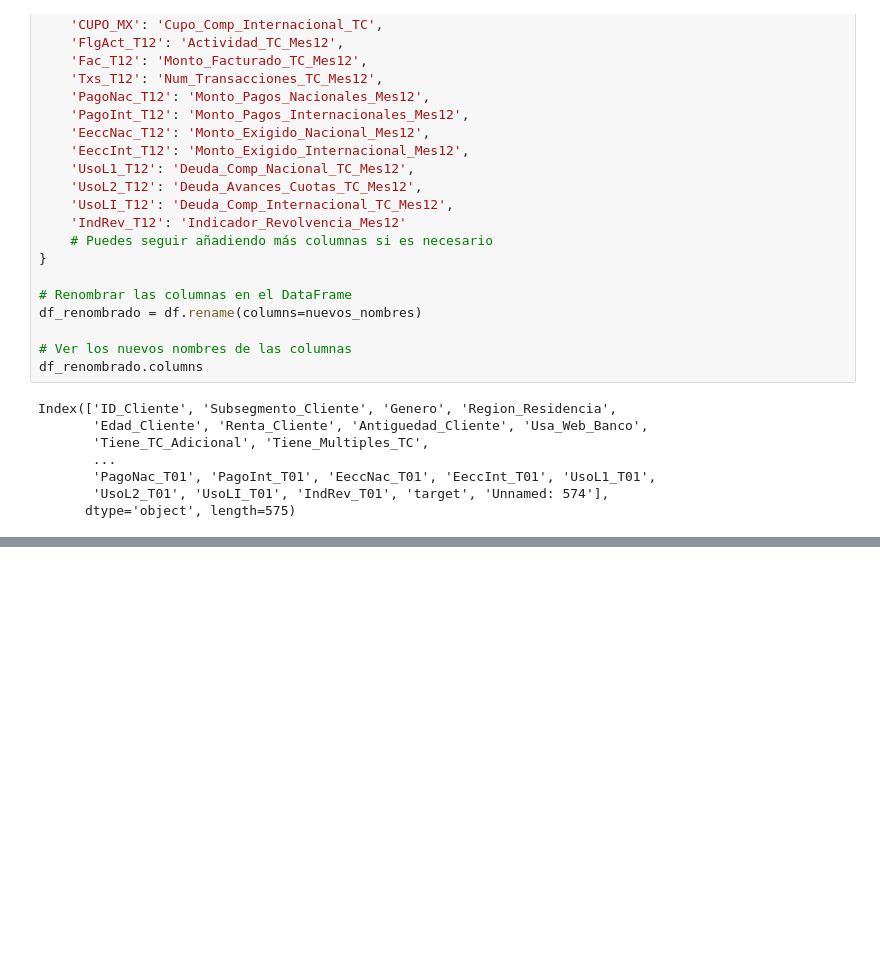
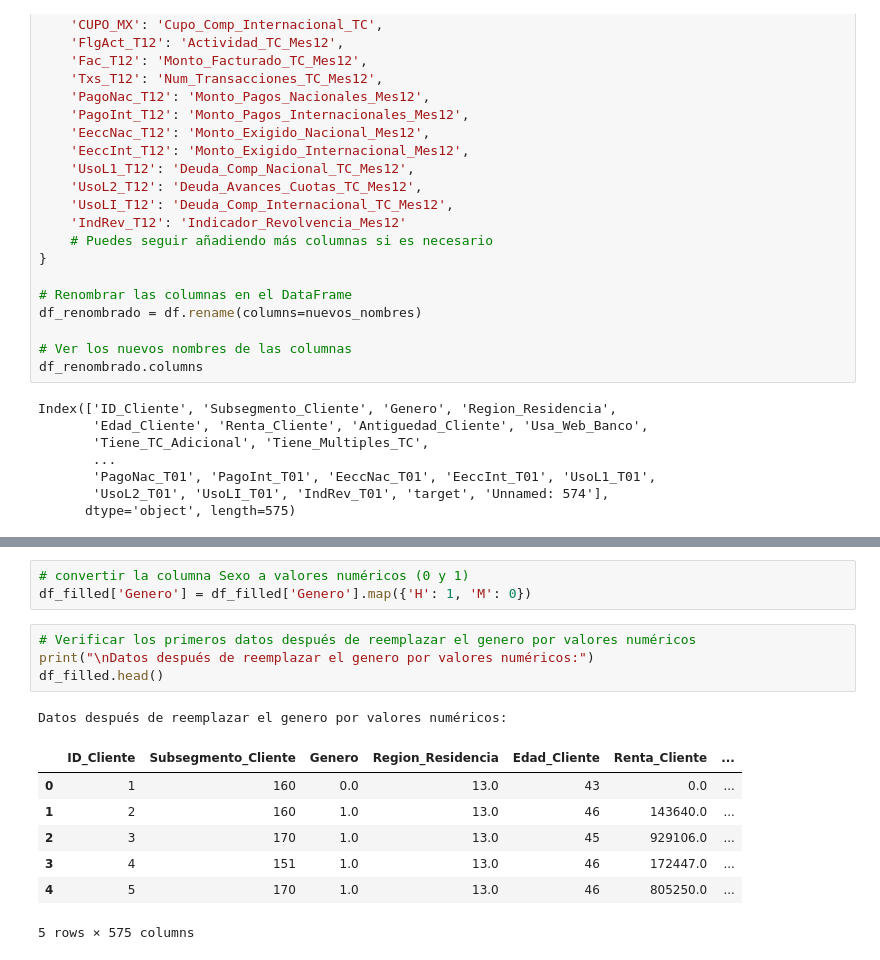
Before and after one commit to jpfuentesv89/TransversalMachineLearning, a Jupyter notebook: MonopolyDormammu.ipynb, the cells around one changed output, grey strips where cells are left out. Drawn from its saved outputs; the diff is of its cells as text; blank space fills up the shorter version.

```diff
--- a/MonopolyDormammu.ipynb
+++ b/MonopolyDormammu.ipynb
@@ -182,0 +274,16 @@ Index(['ID_Cliente', 'Subsegmento_Cliente', 'Genero', 'Region_Residencia',
+# %%
+# convertir la columna Sexo a valores numéricos (0 y 1)
+df_filled['Genero'] = df_filled['Genero'].map({'H': 1, 'M': 0})
+# %%
+# Verificar los primeros datos después de reemplazar el genero por valores numéricos
+print("\nDatos después de reemplazar el genero por valores numéricos:")
+df_filled.head()
+# %% [output]
+Datos después de reemplazar el genero por valores numéricos:
+|  | ID_Cliente | Subsegmento_Cliente | Genero | Region_Residencia | Edad_Cliente | Renta_Cliente | ... |
+| 0 | 1 | 160 | 0.0 | 13.0 | 43 | 0.0 | ... |
+| 1 | 2 | 160 | 1.0 | 13.0 | 46 | 143640.0 | ... |
+| 2 | 3 | 170 | 1.0 | 13.0 | 45 | 929106.0 | ... |
+| 3 | 4 | 151 | 1.0 | 13.0 | 46 | 172447.0 | ... |
+| 4 | 5 | 170 | 1.0 | 13.0 | 46 | 805250.0 | ... |
+5 rows × 575 columns
```
Also changed, not shown: parts of 26 cells of this notebook.
